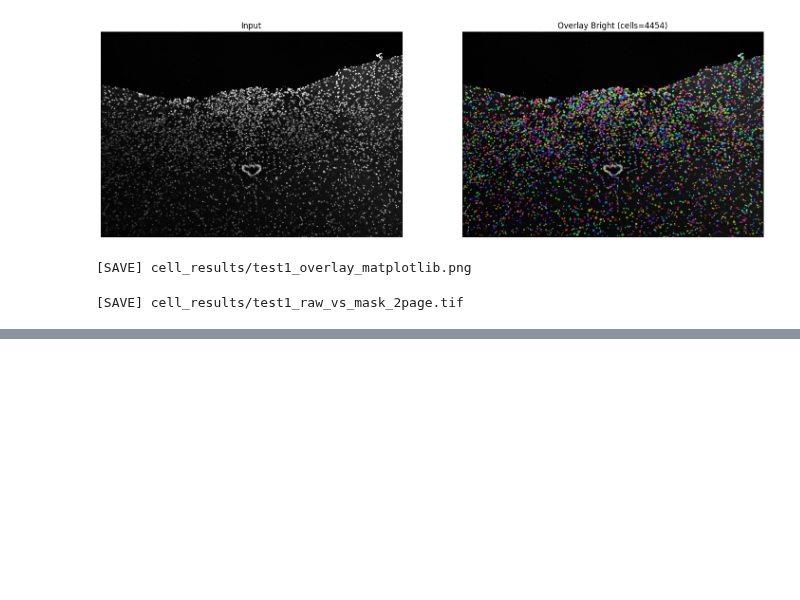
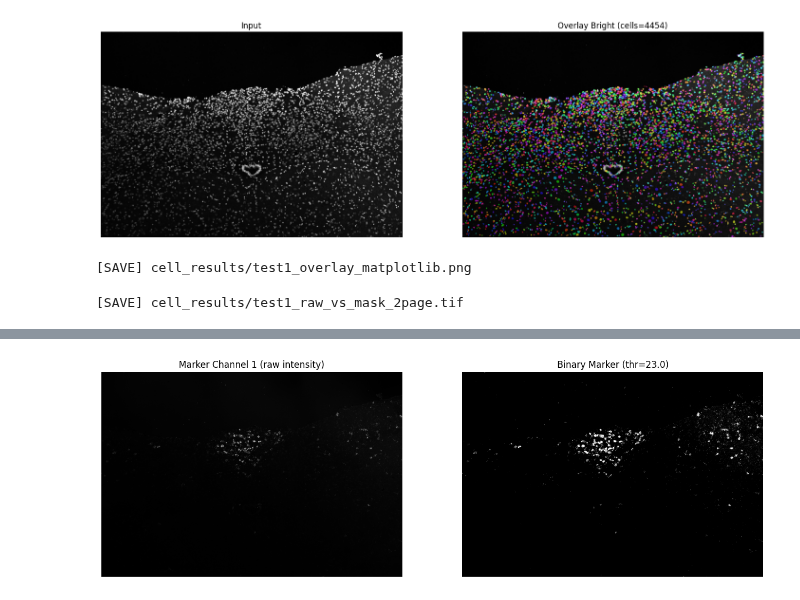
Before and after one commit to AllenWn/cocofluo, a Jupyter notebook: pipeline/cocofluo.ipynb, the cells around one changed output, grey strips where cells are left out. Saved outputs shown, nothing was run; the diff lists cells and outputs as text; code cells hidden in the pictures; blank space fills up the shorter version.

```diff
--- a/pipeline/cocofluo.ipynb
+++ b/pipeline/cocofluo.ipynb
@@ -273,0 +310,7 @@ print("[SAVE]", two_page_path)
+# %%
+P = 99 # 取 top 1% 当作强阳性
+THRESH_P = np.percentile(marker, P)
+marker_bin_p = (marker > THRESH_P).astype(np.uint8)
+
+print("percentile:", P, "=> thresh:", float(THRESH_P))
+print("positive pixels:", int(marker_bin_p.sum()), "/", marker_bin_p.size)
@@ -273,0 +326,16 @@ print("[SAVE]", two_page_path)
+# %%
+plt.figure(figsize=(16,6))
+
+plt.subplot(1,2,1)
+plt.imshow(marker, cmap="gray")
+plt.title(f"Marker Channel {MARKER_CH_IDX} (raw intensity)")
+plt.axis("off")
+
+plt.subplot(1,2,2)
+plt.imshow(marker_bin_p, cmap="gray")
+plt.title(f"Binary Marker (thr={THRESH_P})")
+plt.axis("off")
+
+plt.show()
+# %% [output]
+[figure, added]
```
Also changed, not shown: parts of 9 cells of this notebook, 4 other files.
